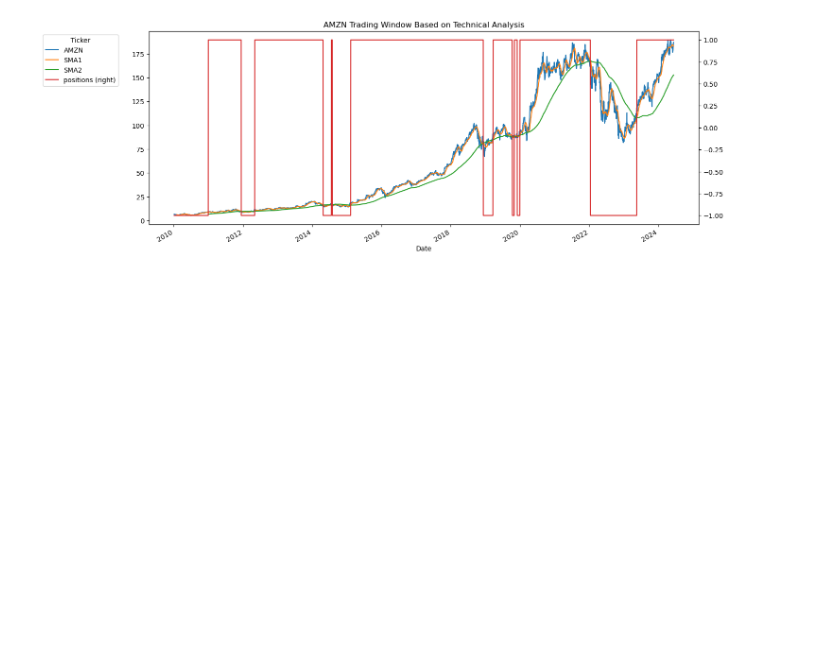
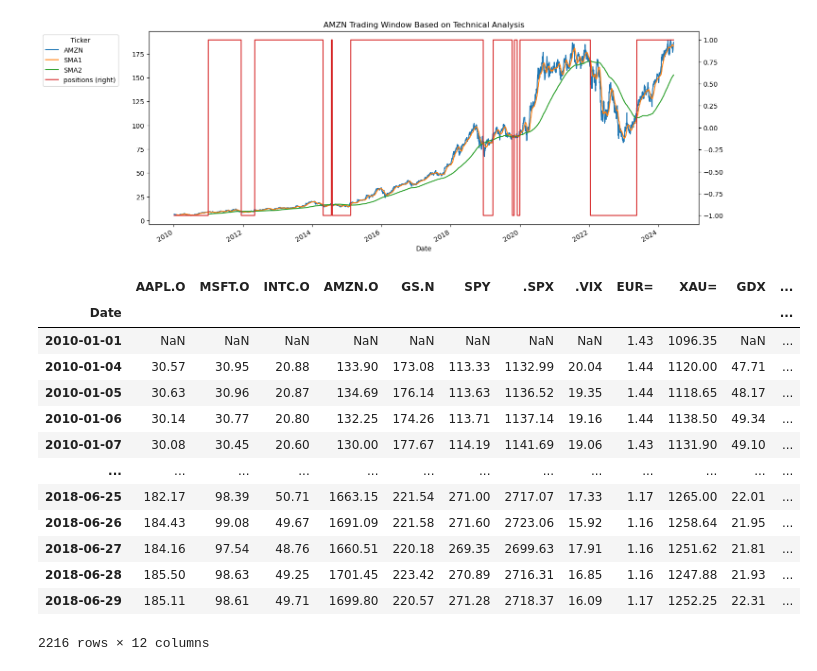
Before and after one commit to hyuncoding/study_time_series, a Jupyter notebook: d_financial_market.ipynb, the cells around one changed output. Cells and saved outputs as stored; diff of their text form; code cells hidden in the pictures; blank space fills up the shorter version.

```diff
--- a/d_financial_market.ipynb
+++ b/d_financial_market.ipynb
@@ -277,3 +277,23 @@ plt.title('AMZN Trading Window Based on Technical Analysis')
 plt.show()
 # %% [output]
 [figure]
+# %%
+import pandas as pd
+
+f_df = pd.read_csv('./datasets/financial_market.csv', index_col='Date', parse_dates=True)
+f_df
+# %% [output]
+|  | AAPL.O | MSFT.O | INTC.O | AMZN.O | GS.N | SPY | .SPX | .VIX | EUR= | XAU= | GDX | ... |
+| Date |  |  |  |  |  |  |  |  |  |  |  | ... |
+| 2010-01-01 | NaN | NaN | NaN | NaN | NaN | NaN | NaN | NaN | 1.43 | 1096.35 | NaN | ... |
+| 2010-01-04 | 30.57 | 30.95 | 20.88 | 133.90 | 173.08 | 113.33 | 1132.99 | 20.04 | 1.44 | 1120.00 | 47.71 | ... |
+| 2010-01-05 | 30.63 | 30.96 | 20.87 | 134.69 | 176.14 | 113.63 | 1136.52 | 19.35 | 1.44 | 1118.65 | 48.17 | ... |
+| 2010-01-06 | 30.14 | 30.77 | 20.80 | 132.25 | 174.26 | 113.71 | 1137.14 | 19.16 | 1.44 | 1138.50 | 49.34 | ... |
+| 2010-01-07 | 30.08 | 30.45 | 20.60 | 130.00 | 177.67 | 114.19 | 1141.69 | 19.06 | 1.43 | 1131.90 | 49.10 | ... |
+| ... | ... | ... | ... | ... | ... | ... | ... | ... | ... | ... | ... | ... |
+| 2018-06-25 | 182.17 | 98.39 | 50.71 | 1663.15 | 221.54 | 271.00 | 2717.07 | 17.33 | 1.17 | 1265.00 | 22.01 | ... |
+| 2018-06-26 | 184.43 | 99.08 | 49.67 | 1691.09 | 221.58 | 271.60 | 2723.06 | 15.92 | 1.16 | 1258.64 | 21.95 | ... |
+| 2018-06-27 | 184.16 | 97.54 | 48.76 | 1660.51 | 220.18 | 269.35 | 2699.63 | 17.91 | 1.16 | 1251.62 | 21.81 | ... |
+| 2018-06-28 | 185.50 | 98.63 | 49.25 | 1701.45 | 223.42 | 270.89 | 2716.31 | 16.85 | 1.16 | 1247.88 | 21.93 | ... |
+| 2018-06-29 | 185.11 | 98.61 | 49.71 | 1699.80 | 220.57 | 271.28 | 2718.37 | 16.09 | 1.17 | 1252.25 | 22.31 | ... |
+2216 rows × 12 columns
```
Also changed, not shown: parts of 19 cells of this notebook, 3 other files.
